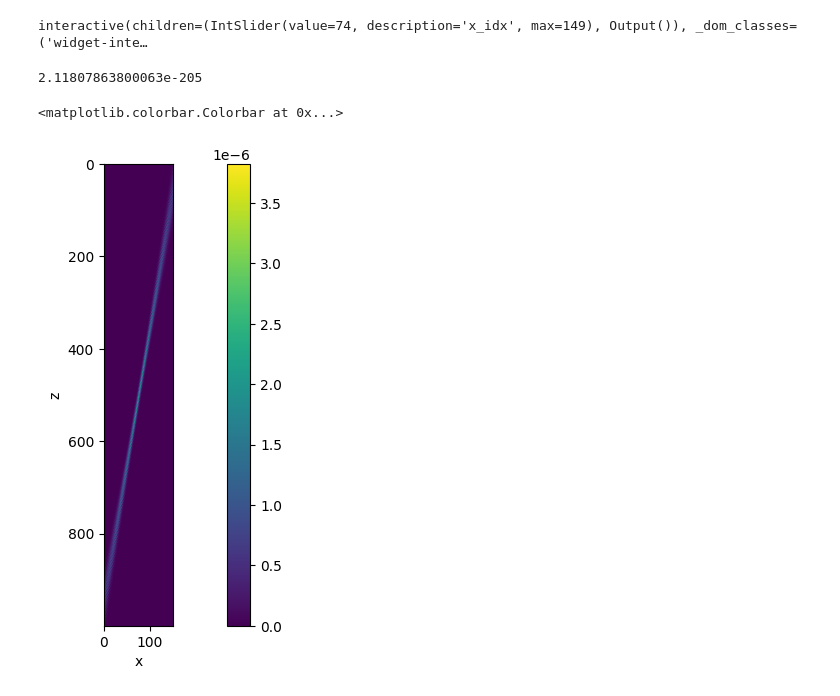
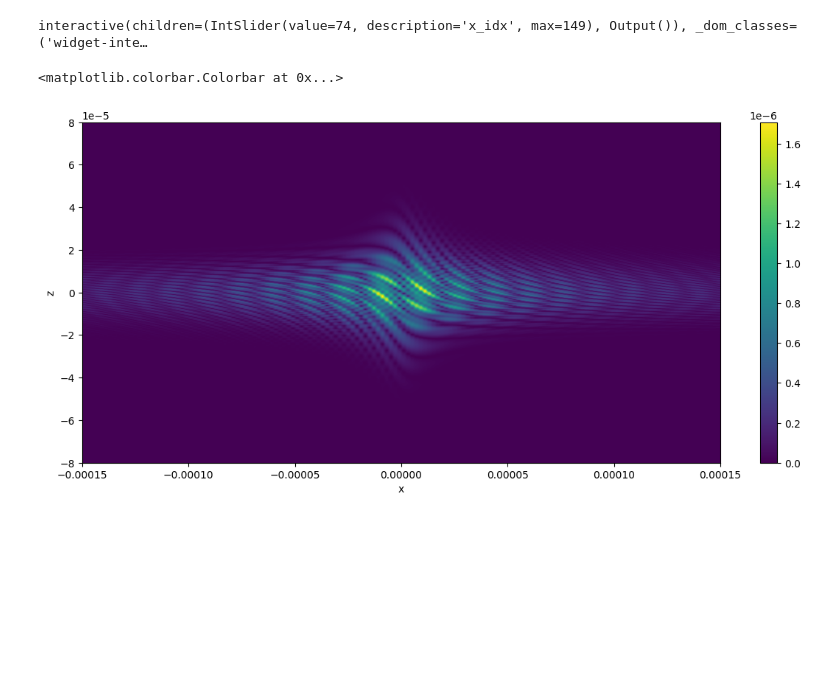
Before and after one commit to mkali-weizmann/electron-laser-interaction, a Jupyter notebook: playground.ipynb, the cells around one changed output. Saved outputs shown, nothing was run; the diff lists cells and outputs as text; code cells hidden in the pictures; blank space fills up the shorter version.

```diff
--- a/playground.ipynb
+++ b/playground.ipynb
@@ -45,20 +45,19 @@ def f(x_idx):
 widgets.interact(f, x_idx=(0, G.shape[0]-1, 1));
 # %% [output]
 interactive(children=(IntSlider(value=74, description='x_idx', max=149), Output()), _dom_classes=('widget-inte…
-# %%
-np.abs(G[G.shape[0] // 2, G.shape[1]//2, G.shape[3]//2, 0])
-# %% [output]
-2.11807863800063e-205
 # %%
-G = np.load('Data Arrays\\Debugging Arrays\\A.npy')
+A = np.load('Data Arrays\\Debugging Arrays\\A.npy')
+tan_alpha = np.tan(0.443)
+
 fig, ax = plt.subplots(figsize=(14, 6))
-plt.imshow(np.abs(G[:, G.shape[1]//2, :,0].T))
+plt.imshow(np.abs(A[:, A.shape[1]//2, :,0].T), extent=[-150e-6,150e-6,-80e-6,80e-6])
 plt.xlabel("x")
 plt.ylabel("z")
+# plt.plot([0, 100e-6], [0, tan_alpha * 100e-6], color='red')
 plt.colorbar()
 # %% [output]
 <matplotlib.colorbar.Colorbar at 0x...>
-[figure, old version]
+[figure, new version]
 # %%
 G = np.load('Data Arrays\\Debugging Arrays\\G.npy')
 fig, ax = plt.subplots(figsize=(14, 6))
```
Also changed, not shown: parts of 7 cells of this notebook, 3 other files.
